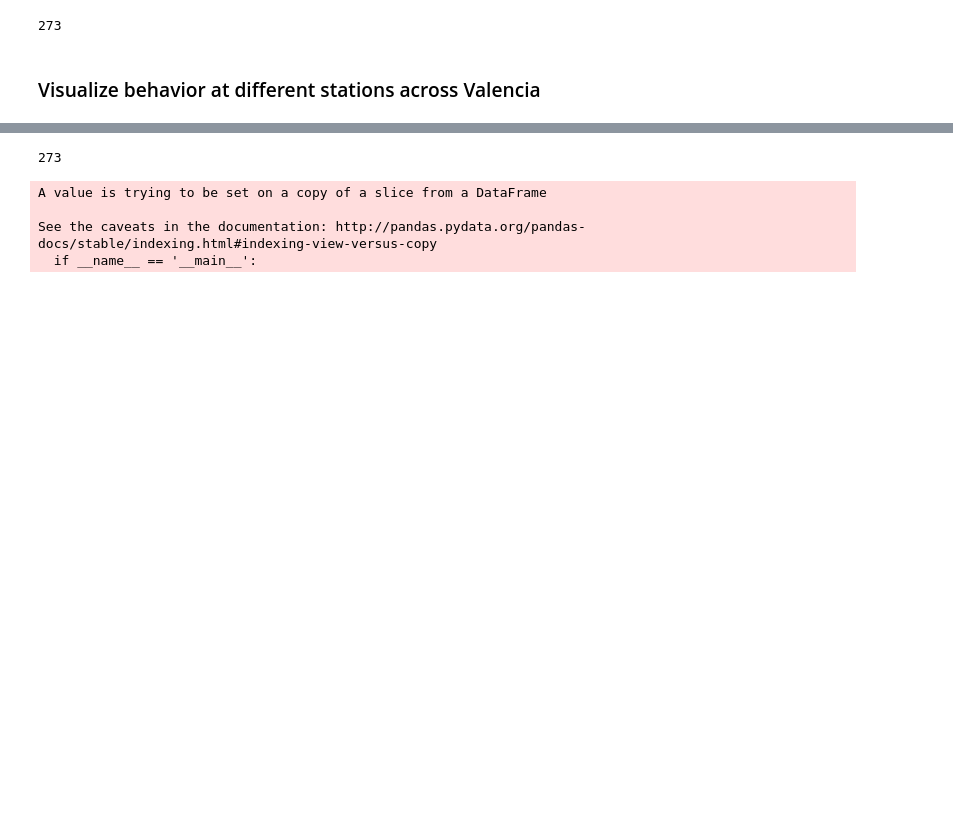
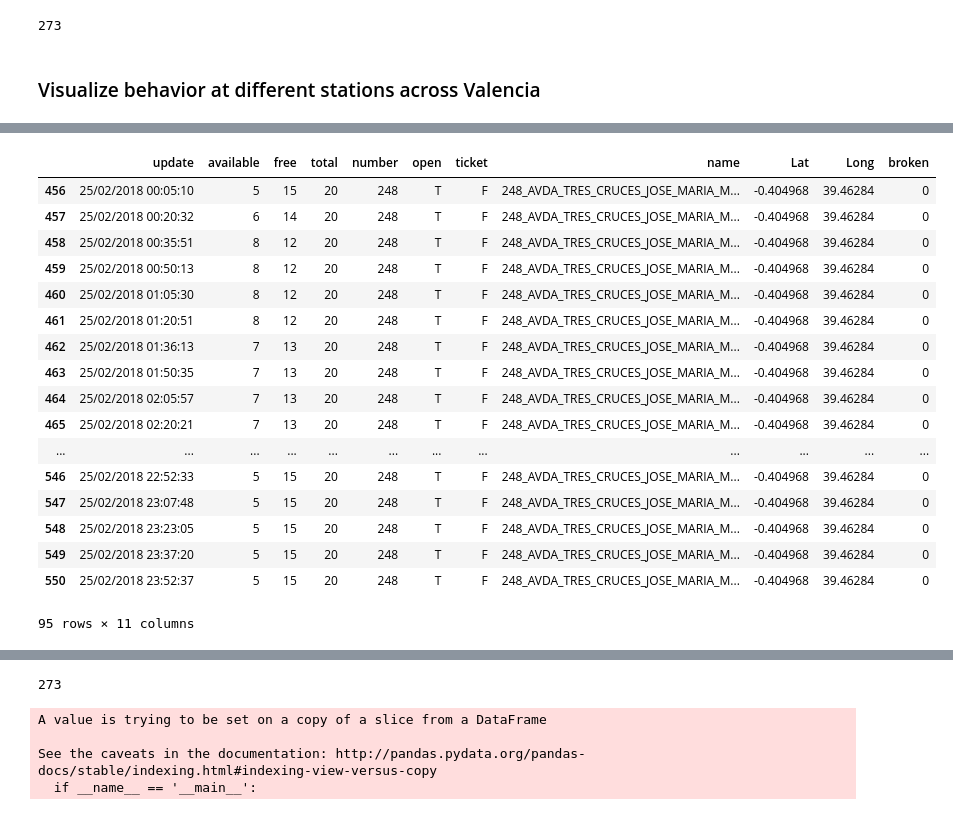
Before and after one commit to nmolivo/valencia-data-projects, a Jupyter notebook: valenbisi/vb_analysis/01_eda.ipynb, the cells around one changed output, grey strips where cells are left out. Drawn from its saved outputs; the diff is of its cells as text; code cells hidden in the pictures; blank space fills up the shorter version.

```diff
--- a/valenbisi/vb_analysis/01_eda.ipynb
+++ b/valenbisi/vb_analysis/01_eda.ipynb
@@ -142 +179,22 @@ station2.available.plot(figsize=(20,8), title= '161_MEDITERRANEO', fontsize=14);
+# %%
+sample3[sample3['update'].str.contains('25/02/2018')]
+# %% [output]
+|  | update | available | free | total | number | open | ticket | name | Lat | Long | broken |
+| 456 | 25/02/2018 00:05:10 | 5 | 15 | 20 | 248 | T | F | 248_AVDA_TRES_CRUCES_JOSE_MARIA_M... | -0.404968 | 39.46284 | 0 |
+| 457 | 25/02/2018 00:20:32 | 6 | 14 | 20 | 248 | T | F | 248_AVDA_TRES_CRUCES_JOSE_MARIA_M... | -0.404968 | 39.46284 | 0 |
+| 458 | 25/02/2018 00:35:51 | 8 | 12 | 20 | 248 | T | F | 248_AVDA_TRES_CRUCES_JOSE_MARIA_M... | -0.404968 | 39.46284 | 0 |
+| 459 | 25/02/2018 00:50:13 | 8 | 12 | 20 | 248 | T | F | 248_AVDA_TRES_CRUCES_JOSE_MARIA_M... | -0.404968 | 39.46284 | 0 |
+| 460 | 25/02/2018 01:05:30 | 8 | 12 | 20 | 248 | T | F | 248_AVDA_TRES_CRUCES_JOSE_MARIA_M... | -0.404968 | 39.46284 | 0 |
+| 461 | 25/02/2018 01:20:51 | 8 | 12 | 20 | 248 | T | F | 248_AVDA_TRES_CRUCES_JOSE_MARIA_M... | -0.404968 | 39.46284 | 0 |
+| 462 | 25/02/2018 01:36:13 | 7 | 13 | 20 | 248 | T | F | 248_AVDA_TRES_CRUCES_JOSE_MARIA_M... | -0.404968 | 39.46284 | 0 |
+| 463 | 25/02/2018 01:50:35 | 7 | 13 | 20 | 248 | T | F | 248_AVDA_TRES_CRUCES_JOSE_MARIA_M... | -0.404968 | 39.46284 | 0 |
+| 464 | 25/02/2018 02:05:57 | 7 | 13 | 20 | 248 | T | F | 248_AVDA_TRES_CRUCES_JOSE_MARIA_M... | -0.404968 | 39.46284 | 0 |
+| 465 | 25/02/2018 02:20:21 | 7 | 13 | 20 | 248 | T | F | 248_AVDA_TRES_CRUCES_JOSE_MARIA_M... | -0.404968 | 39.46284 | 0 |
+| ... | ... | ... | ... | ... | ... | ... | ... | ... | ... | ... | ... |
+| 546 | 25/02/2018 22:52:33 | 5 | 15 | 20 | 248 | T | F | 248_AVDA_TRES_CRUCES_JOSE_MARIA_M... | -0.404968 | 39.46284 | 0 |
+| 547 | 25/02/2018 23:07:48 | 5 | 15 | 20 | 248 | T | F | 248_AVDA_TRES_CRUCES_JOSE_MARIA_M... | -0.404968 | 39.46284 | 0 |
+| 548 | 25/02/2018 23:23:05 | 5 | 15 | 20 | 248 | T | F | 248_AVDA_TRES_CRUCES_JOSE_MARIA_M... | -0.404968 | 39.46284 | 0 |
+| 549 | 25/02/2018 23:37:20 | 5 | 15 | 20 | 248 | T | F | 248_AVDA_TRES_CRUCES_JOSE_MARIA_M... | -0.404968 | 39.46284 | 0 |
+| 550 | 25/02/2018 23:52:37 | 5 | 15 | 20 | 248 | T | F | 248_AVDA_TRES_CRUCES_JOSE_MARIA_M... | -0.404968 | 39.46284 | 0 |
+95 rows × 11 columns
 # %%
```
Also changed, not shown: parts of 15 cells of this notebook, 3 other files.
